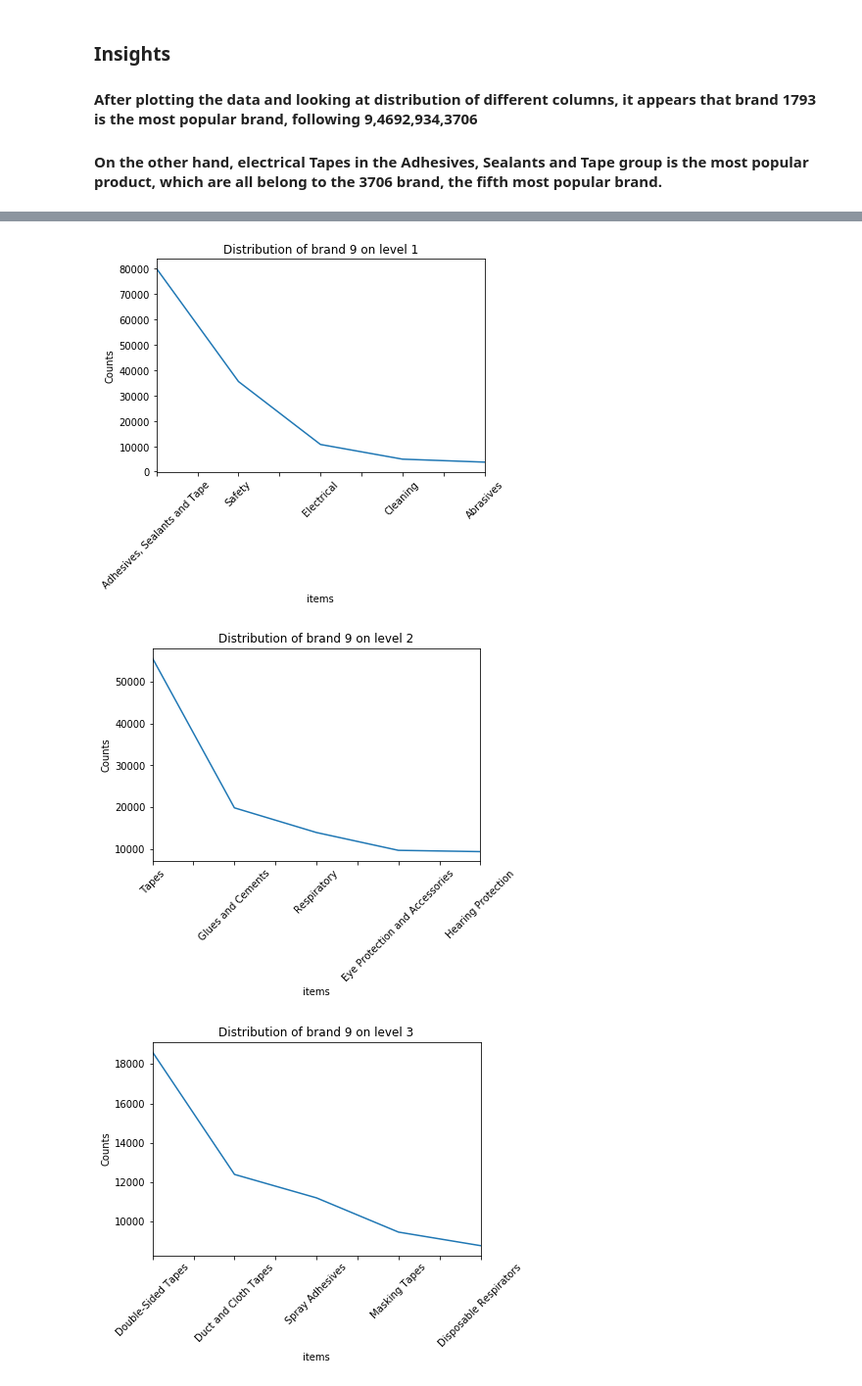
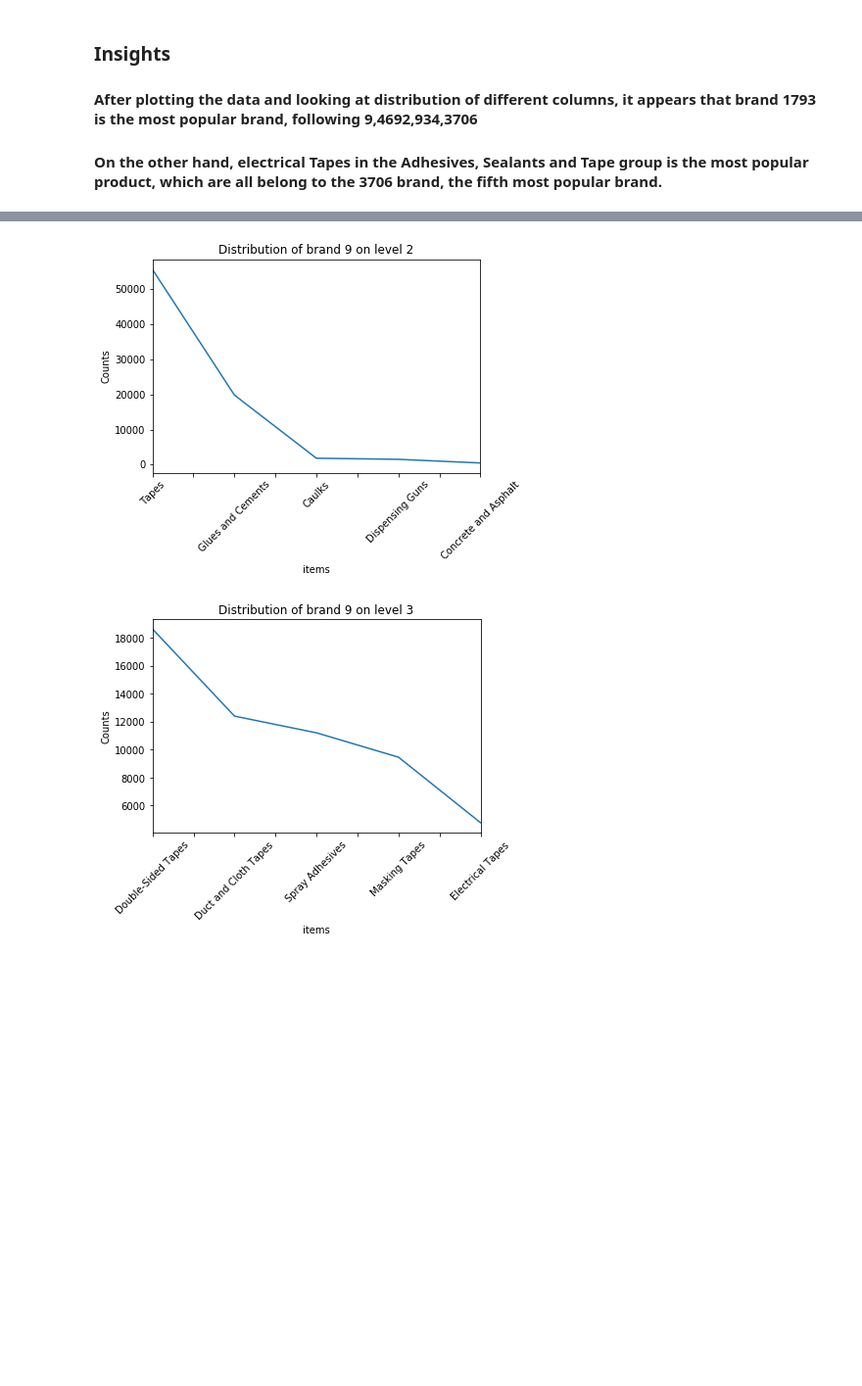
Before and after one commit to dsjoench/Ecommerce, a Jupyter notebook: Ecommerce.ipynb, the cells around one changed output, grey strips where cells are left out. Shown: that part at 98% size. Cells and saved outputs as stored; diff of their text form; code cells hidden in the pictures; blank space fills up the shorter version.

```diff
--- a/Ecommerce.ipynb
+++ b/Ecommerce.ipynb
@@ -41,6 +44,7 @@ def plot_feature(df, col):
 # %%
 # import dataset
 product = pd.read_table('dataset/Transactions with A&S.txt',skiprows =1,names= ('order_num','l1','l2','l3','productid','brand'))
+product = product[(product['l1']=='Adhesives, Sealants and Tape')]
 # %%
 product.head()
 # %% [output]
@@ -215,28 +208,22 @@ plt.show()
 # %%
 # These are the top 5 most popular items based on brand 9, the most popular brand.
-lv1_1793 = product[(product['brand']==9)]['l1'].value_counts().head(5).plot()
-plt.xticks(rotation=45)
-plt.xlabel('items')
-plt.ylabel('Counts')
-plt.title('Distribution of brand 9 on level 1')
-plt.show()
+
 
 lv2_1793 =product[(product['brand']==9)]['l2'].value_counts().head(5).plot()
 plt.xticks(rotation=45)
 plt.xlabel('items')
 plt.ylabel('Counts')
 plt.title('Distribution of brand 9 on level 2')
 plt.show()
 
 lv3_1793 =product[(product['brand']==9)]['l3'].value_counts().head(5).plot()
 plt.xticks(rotation=45)
 plt.xlabel('items')
 plt.ylabel('Counts')
 plt.title('Distribution of brand 9 on level 3')
 plt.show()
 # %% [output]
-[figure, old version]
+[figure, new version]
-[figure, old version]
+[figure, new version]
-[figure, removed]
 # %%
 # These are the top 5 most popular items based on brand 4692, the most popular brand.
```
Also changed, not shown: parts of 21 cells of this notebook.
